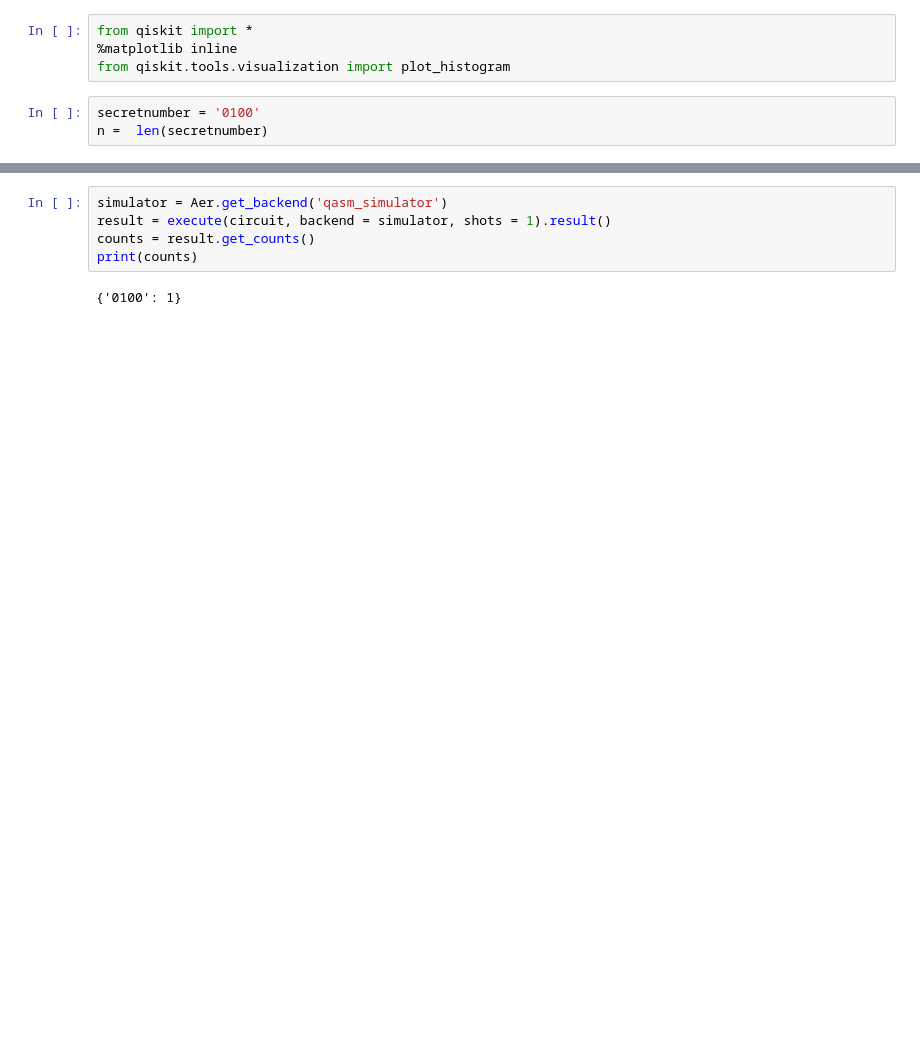
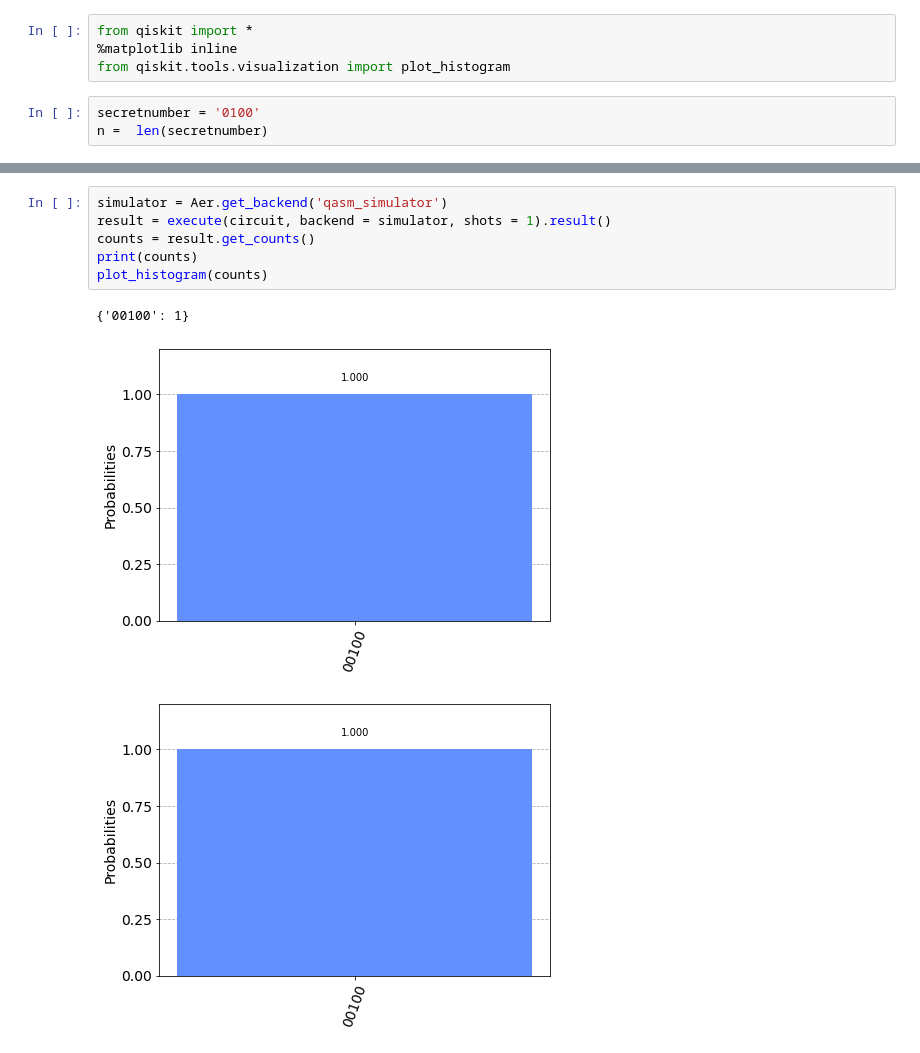
Before and after one commit to jotawarsd/Qiskit-Quantum-computing, a Jupyter notebook: berns_vazirani_algorithm.ipynb, the cells around one changed output, grey strips where cells are left out. Cells and saved outputs as stored; diff of their text form; blank space fills up the shorter version.

```diff
--- a/berns_vazirani_algorithm.ipynb
+++ b/berns_vazirani_algorithm.ipynb
@@ -25,10 +25,13 @@ circuit.measure(range(n),range(n))
 # %%
 simulator = Aer.get_backend('qasm_simulator')
 result = execute(circuit, backend = simulator, shots = 1).result()
 counts = result.get_counts()
 print(counts)
+plot_histogram(counts)
 # %% [output]
-{'0100': 1}
+{'00100': 1}
+[figure, added]
+[figure, added]
 # %%
 IBMQ.load_account()
 provider = IBMQ.get_provider('ibm-q')
```
Also changed, not shown: parts of 6 cells of this notebook.
